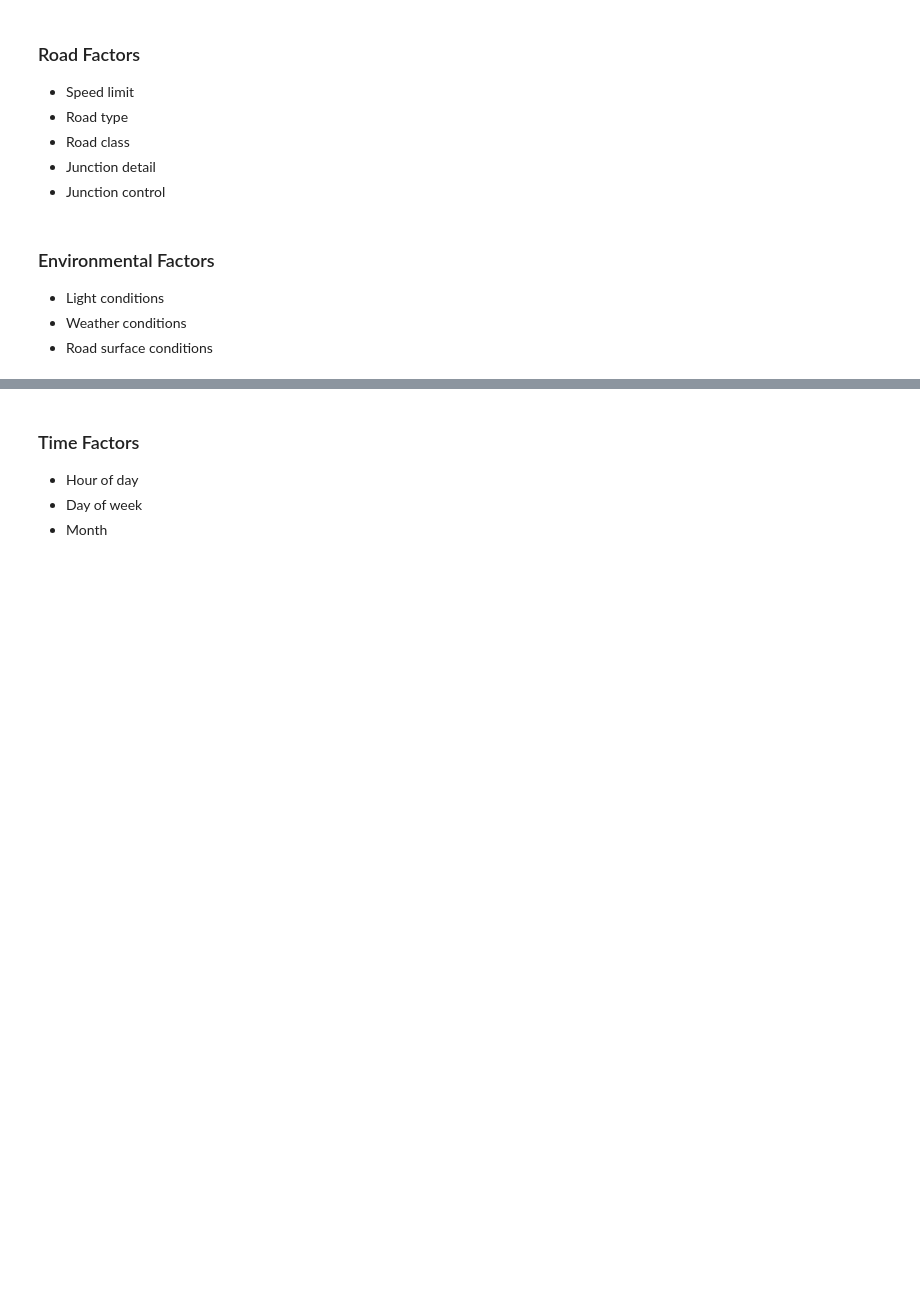
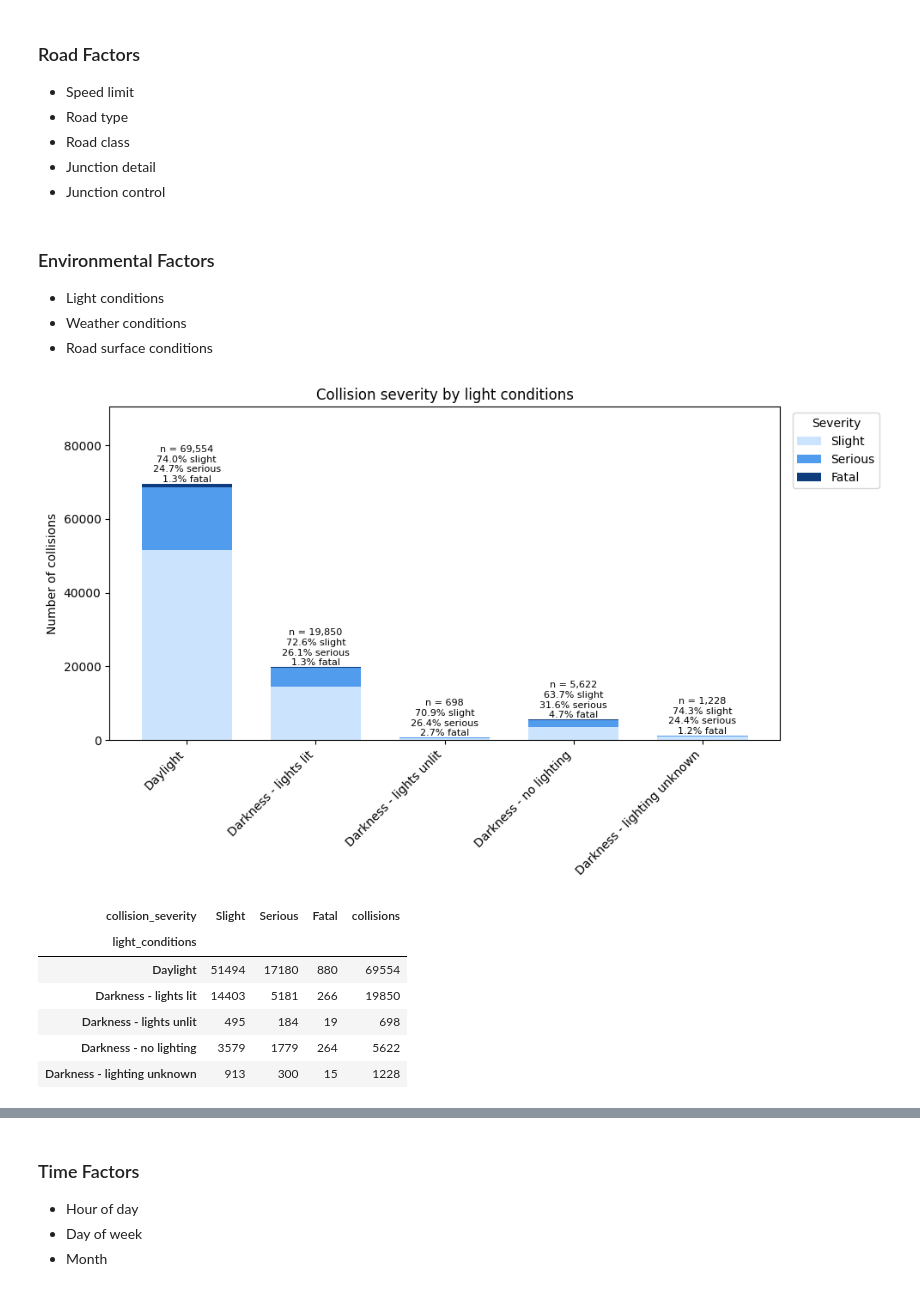
Before and after one commit to crystaltsul/road-collision-severity, a Jupyter notebook: src/UK_road_collision_severity_analysis.ipynb, the cells around one changed output, grey strips where cells are left out. Cells and saved outputs as stored; diff of their text form; code cells hidden in the pictures; blank space fills up the shorter version.

```diff
--- a/src/UK_road_collision_severity_analysis.ipynb
+++ b/src/UK_road_collision_severity_analysis.ipynb
@@ -289,3 +400,15 @@ plt.show()
 * Light conditions
 * Weather conditions
 * Road surface conditions
+# %%
+# Light conditions
+severity_by('light_conditions', category_order = ['Daylight', 'Darkness - lights lit', 'Darkness - lights unlit', 'Darkness - no lighting', 'Darkness - lighting unknown'], title = 'Collision severity by light conditions')
+# %% [output]
+[figure, added]
+| collision_severity | Slight | Serious | Fatal | collisions |
+| light_conditions |  |  |  |  |
+| Daylight | 51494 | 17180 | 880 | 69554 |
+| Darkness - lights lit | 14403 | 5181 | 266 | 19850 |
+| Darkness - lights unlit | 495 | 184 | 19 | 698 |
+| Darkness - no lighting | 3579 | 1779 | 264 | 5622 |
+| Darkness - lighting unknown | 913 | 300 | 15 | 1228 |
```
Also changed, not shown: parts of 20 cells of this notebook.
